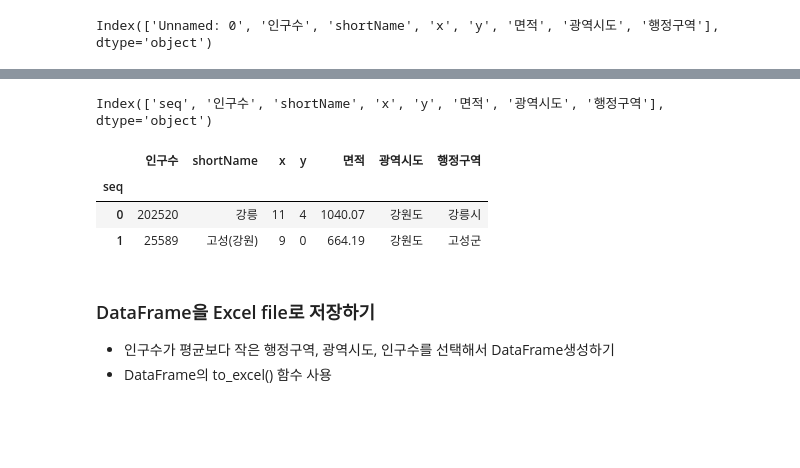
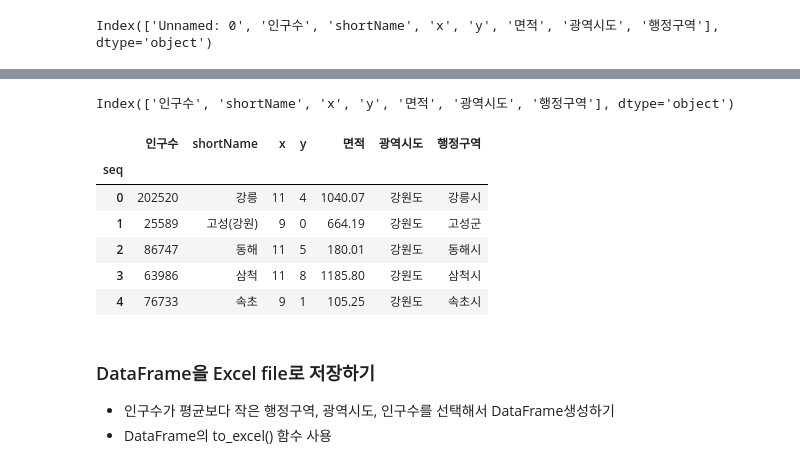
Before and after one commit to yoojisoo99/Python_Webscraping_Analysis, a Jupyter notebook: 03.행정구역정보_분석과시각화.ipynb, the cells around one changed output, grey strips where cells are left out. Cells and saved outputs as stored; diff of their text form; code cells hidden in the pictures; blank space fills up the shorter version.

```diff
--- a/03.행정구역정보_분석과시각화.ipynb
+++ b/03.행정구역정보_분석과시각화.ipynb
@@ -447,3 +441,4 @@ data.columns
 Index(['Unnamed: 0', '인구수', 'shortName', 'x', 'y', '면적', '광역시도', '행정구역'], dtype='object')
 # %%
 # 'Unnamed: 0' 컬럼명을 'seq' 로 변경한다. 원본 객체는 변경되지 않고 변경된 결과만 출력함
+data.rename(columns={'Unnamed: 0':'seq'}, inplace=False)
@@ -464,4 +445,6 @@ Index(['Unnamed: 0', '인구수', 'shortName', 'x', 'y', '면적', '광역시도
 # %%
 #원본 객체가 변경되고 변경된 결과는 출력하지 않는다.
+data.rename(columns={'Unnamed: 0':'seq'}, inplace=True)
+print(data.columns)
 # %% [output]
-Index(['seq', '인구수', 'shortName', 'x', 'y', '면적', '광역시도', '행정구역'], dtype='object')
+Index(['인구수', 'shortName', 'x', 'y', '면적', '광역시도', '행정구역'], dtype='object')
@@ -470,9 +451,16 @@ Index(['seq', '인구수', 'shortName', 'x', 'y', '면적', '광역시도', '행
+# %%
+# seq 컬럼을 인덱스로 변경한다 set_index()함수 사용, inplace 속성이 동일하게 적용됨
+data.set_index('seq', inplace=True)
 # %%
+data.head()
 # %% [output]
 |  | 인구수 | shortName | x | y | 면적 | 광역시도 | 행정구역 |
 | seq |  |  |  |  |  |  |  |
 | 0 | 202520 | 강릉 | 11 | 4 | 1040.07 | 강원도 | 강릉시 |
 | 1 | 25589 | 고성(강원) | 9 | 0 | 664.19 | 강원도 | 고성군 |
+| 2 | 86747 | 동해 | 11 | 5 | 180.01 | 강원도 | 동해시 |
+| 3 | 63986 | 삼척 | 11 | 8 | 1185.80 | 강원도 | 삼척시 |
+| 4 | 76733 | 속초 | 9 | 1 | 105.25 | 강원도 | 속초시 |
 # %% [markdown]
 ### DataFrame을 Excel file로 저장하기
 * 인구수가 평균보다 작은 행정구역, 광역시도, 인구수를 선택해서 DataFrame생성하기
```
Also changed, not shown: parts of 28 cells of this notebook, 8 other files.
